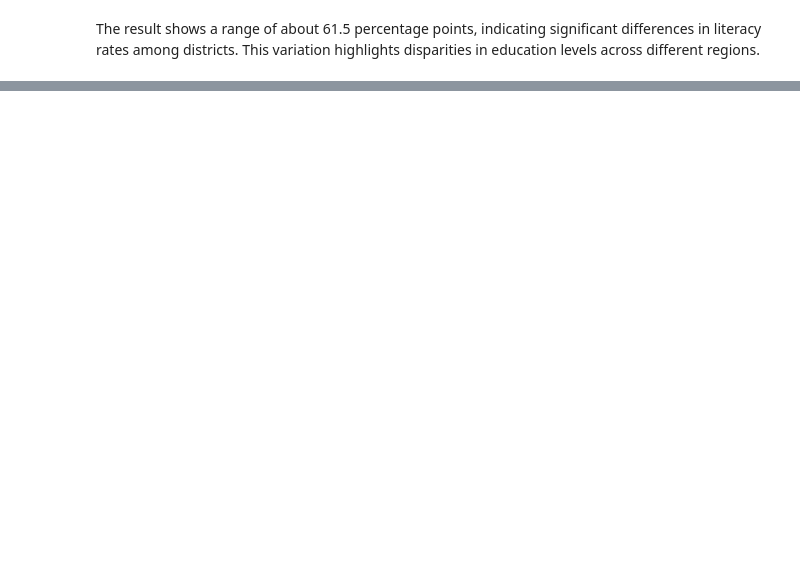
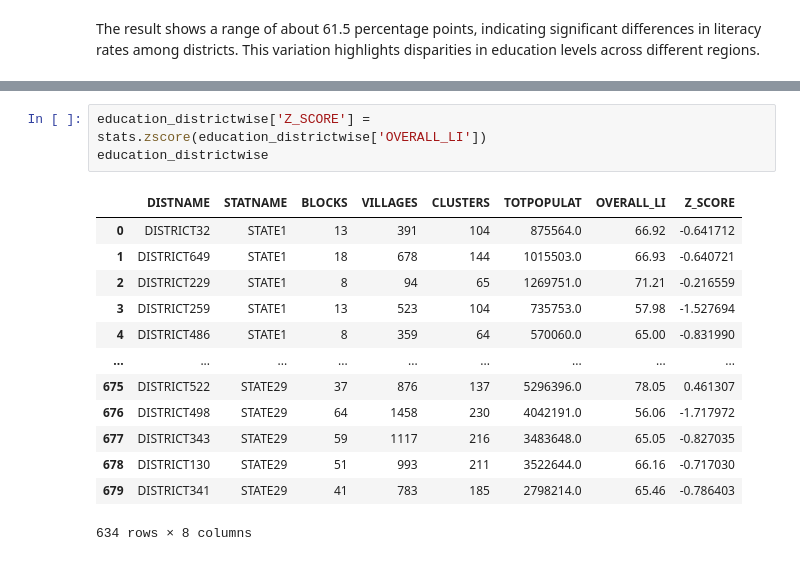
Before and after one commit to Cyberoctane29/District-Literacy-Analysis, a Jupyter notebook: District_Literacy_Analysis.ipynb, the cells around one changed output, grey strips where cells are left out. Drawn from its saved outputs; the diff is of its cells as text; blank space fills up the shorter version.

```diff
--- a/District_Literacy_Analysis.ipynb
+++ b/District_Literacy_Analysis.ipynb
@@ -132,0 +243,17 @@ The result shows a range of about 61.5 percentage points, indicating significant
+# %%
+education_districtwise['Z_SCORE'] = stats.zscore(education_districtwise['OVERALL_LI'])
+education_districtwise
+# %% [output]
+|  | DISTNAME | STATNAME | BLOCKS | VILLAGES | CLUSTERS | TOTPOPULAT | OVERALL_LI | Z_SCORE |
+| 0 | DISTRICT32 | STATE1 | 13 | 391 | 104 | 875564.0 | 66.92 | -0.641712 |
+| 1 | DISTRICT649 | STATE1 | 18 | 678 | 144 | 1015503.0 | 66.93 | -0.640721 |
+| 2 | DISTRICT229 | STATE1 | 8 | 94 | 65 | 1269751.0 | 71.21 | -0.216559 |
+| 3 | DISTRICT259 | STATE1 | 13 | 523 | 104 | 735753.0 | 57.98 | -1.527694 |
+| 4 | DISTRICT486 | STATE1 | 8 | 359 | 64 | 570060.0 | 65.00 | -0.831990 |
+| ... | ... | ... | ... | ... | ... | ... | ... | ... |
+| 675 | DISTRICT522 | STATE29 | 37 | 876 | 137 | 5296396.0 | 78.05 | 0.461307 |
+| 676 | DISTRICT498 | STATE29 | 64 | 1458 | 230 | 4042191.0 | 56.06 | -1.717972 |
+| 677 | DISTRICT343 | STATE29 | 59 | 1117 | 216 | 3483648.0 | 65.05 | -0.827035 |
+| 678 | DISTRICT130 | STATE29 | 51 | 993 | 211 | 3522644.0 | 66.16 | -0.717030 |
+| 679 | DISTRICT341 | STATE29 | 41 | 783 | 185 | 2798214.0 | 65.46 | -0.786403 |
+634 rows × 8 columns
```
Also changed, not shown: parts of 31 cells of this notebook.
